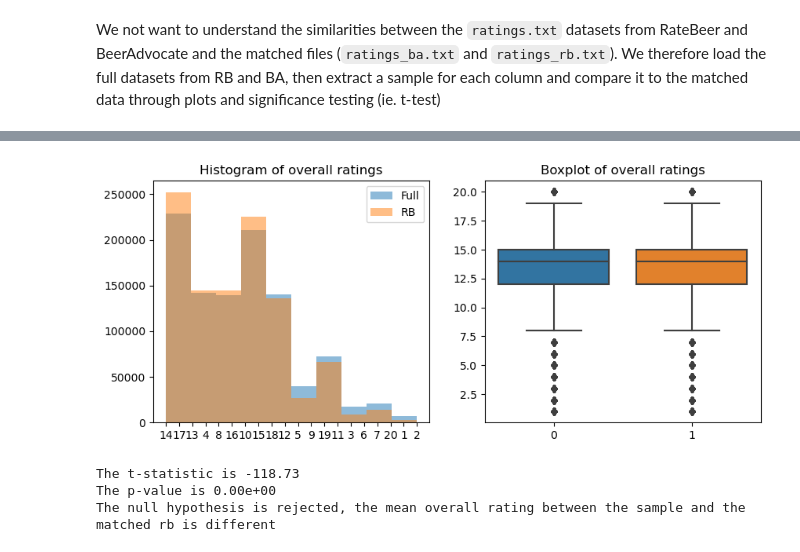
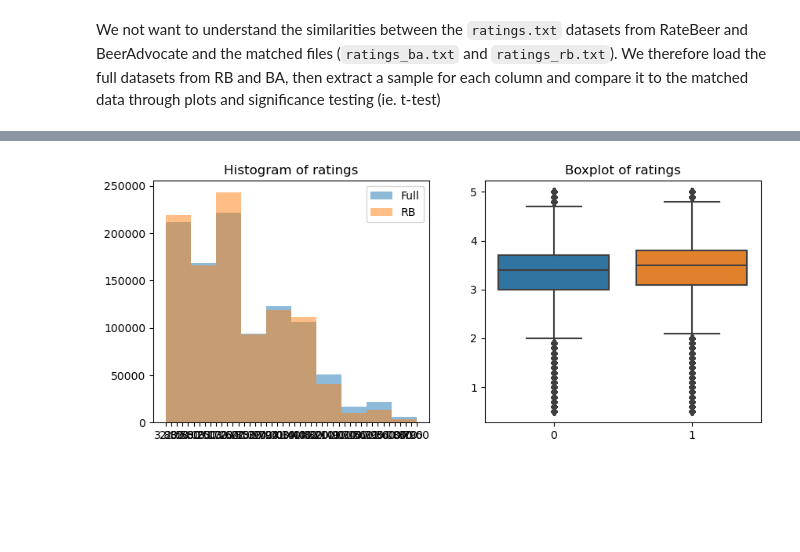
Before and after one commit to epfl-ada/ada-2023-project-riskybiscuits, a Jupyter notebook: example_notebook.ipynb, the cells around one changed output, grey strips where cells are left out. Saved outputs shown, nothing was run; the diff lists cells and outputs as text; code cells hidden in the pictures; blank space fills up the shorter version.

```diff
--- a/example_notebook.ipynb
+++ b/example_notebook.ipynb
@@ -393,23 +234,43 @@ The null hypothesis is rejected, the mean taste rating between the sample and th
-# %%
-# Compare the overall ratings
-
-overall_col_full_sample = make_sample(full_ratings_rb, "overall")
-overall_col_rb = ratings_rb["overall"]
-make_plots(overall_col_full_sample, overall_col_rb, "Histogram of overall ratings", "Boxplot of overall ratings")
-# %% [output]
-[figure, removed]
-# %%
-# Perform the t-test for aromas
-t_statistic_overall, p_value_overall = stats.ttest_ind(overall_col_full_sample.astype(float), overall_col_rb.astype(float))
-
-print("The t-statistic is {:.2f}".format(t_statistic_overall))
-print("The p-value is {:.2e}".format(p_value_overall))
-
-if p_value < 0.05:
-    print("The null hypothesis is rejected, the mean overall rating between the sample and the matched rb is different")
-else:
-    print("The null hypothesis is accepted, the difference between the overall rating for the sample and matched rb is not statistically significant")
-# %% [output]
-The t-statistic is -118.73
-The p-value is 0.00e+00
-The null hypothesis is rejected, the mean overall rating between the sample and the matched rb is different
+# %%
+# Randomly sample a column from the full rb dataset equal to the length of the column in the matched file
+
+def make_sample_rb(col_name):
+    col_full = full_ratings_rb[col_name]
+    col_rb = ratings_rb[col_name]
+    sample = col_full.sample(len(col_rb))
+    return sample
+
+# plot the distribution of the column from the full rb dataset and the matched rb dataset
+
+def make_hist(sample, col_rb):
+    plt.hist(sample, bins=10, alpha=0.5, label='Full')
+    plt.hist(col_rb, bins=10, alpha=0.5, label='RB')
+    plt.legend(loc='upper right')
+    plt.show()
+
+def make_boxplot(sample, col_rb):
+    sns.boxplot(data=[sample, col_rb])
+    plt.show()
+
+def make_plots(sample, col_rb, sample_title, col_title):
+
+    fig, ax = plt.subplots(1, 2, figsize=(10, 4), sharey = False, sharex = False)
+
+    ax[0].hist(sample, bins=10, alpha=0.5, label='Full')
+    ax[0].hist(col_rb, bins=10, alpha=0.5, label='RB')
+    ax[0].legend(loc='upper right')
+    ax[0].set_title(sample_title)
+
+    ax[1] = sns.boxplot(data=[sample, col_rb], ax=ax[1])
+    ax[1].set_title(col_title)
+    plt.show()
+# %%
+# Compare the ratings
+
+rating_col_full_sample = make_sample_rb("rating")
+rating_col_full_sample = rating_col_full_sample.dropna()
+rating_col_rb = ratings_rb["rating"]
+rating_col_rb = rating_col_rb.dropna()
+make_plots(rating_col_full_sample, rating_col_rb, "Histogram of ratings", "Boxplot of ratings")
+# %% [output]
+[figure, added]
```
Also changed, not shown: parts of 34 cells of this notebook.
